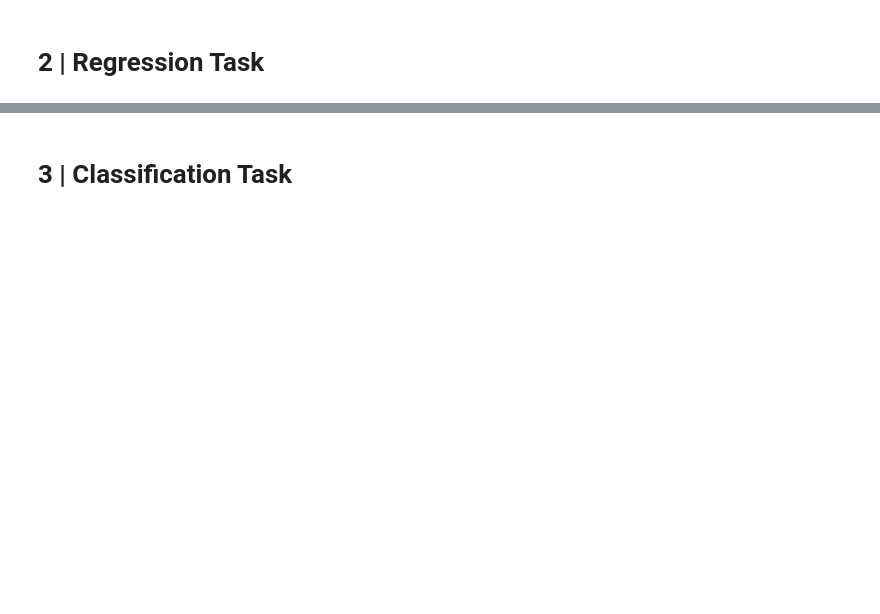
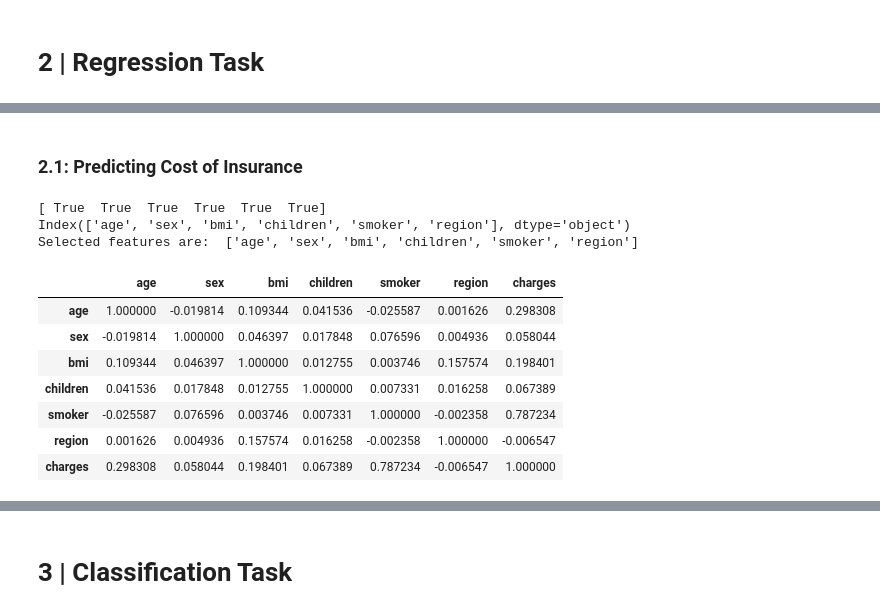
Before and after one commit to nuraishasb/supervisedML, a Jupyter notebook: Python_SupervisedML.ipynb, the cells around one changed output, grey strips where cells are left out. Drawn from its saved outputs; the diff is of its cells as text; code cells hidden in the pictures; blank space fills up the shorter version.

```diff
--- a/Python_SupervisedML.ipynb
+++ b/Python_SupervisedML.ipynb
@@ -69,23 +98,0 @@ df = pd.read_csv('/content/drive/My Drive/DAC/insurance.csv')
-# %%
-# checking for duplicates + remove duplicates
-print(df.duplicated().sum())
-
-df = df.drop_duplicates()
-
-print(df.duplicated().sum())
-
-# check for null values
-df.isnull().sum()
-
-# remove all the outliers from the data. Outliers can either be Q1-(1.5*IQR) or Q3+(1.5*IQR)
-Q1 = df.quantile(0.25)
-Q3 = df.quantile(0.75)
-IQR = Q3 - Q1
-
-lower_bound = Q1 - 1.5 * IQR
-upper_bound = Q3 + 1.5 * IQR
-outliers = (df < lower_bound) | (df > upper_bound)
-
-data = df[~outliers]
-data = data.dropna()
-sns.boxplot(data)
@@ -93,0 +99,14 @@ sns.boxplot(data)
+# %%
+# covert categorical to numerical values using OrdinalEncoder
+from sklearn.preprocessing import OrdinalEncoder, OneHotEncoder
+ordinal_encoder = OrdinalEncoder()
+sex = df['sex'].values.reshape(-1,1) #female = 0, male = 1.
+df['sex'] = ordinal_encoder.fit_transform(sex)
+
+smoker = df['smoker'].values.reshape(-1,1) #smoker = 1, non-smoker = 0.
+df['smoker'] = ordinal_encoder.fit_transform(smoker)
+
+region = df['region'].values.reshape(-1,1) #NE = 0, NW = 1, SE = 2, SW = 3.
+df['region'] = ordinal_encoder.fit_transform(region)
+
+df.head(n=5)
@@ -94,26 +120,9 @@ sns.boxplot(data)
+# %% [markdown]
+### 2.1: Predicting Cost of Insurance
 # %%
-# assign all the missing values of the numerical data with the medians and scale the data using StandardScaler
-
-# assign all the categorical data with numerical values using OrdinalEncoder
-
-ordinal_encoder = OrdinalEncoder()
-
-age = data['age'].values.reshape(-1,1)
-data['age'] = ordinal_encoder.fit_transform(age)
-
-
-sex = data['sex'].values.reshape(-1,1)
-data['sex'] = ordinal_encoder.fit_transform(sex)
-
-region = data['region'].values.reshape(-1,1)
-data['region'] = ordinal_encoder.fit_transform(region)
-
-smoker = data['smoker'].values.reshape(-1,1)
-data['smoker'] = ordinal_encoder.fit_transform(smoker)
-
 # feature selection - split the data into features and targets. We want the target/dependent variable to be 'charges'.
-target = data['charges']
-features = data.loc[:, data.columns != 'charges']
+target = df['charges']
+features = df.loc[:, df.columns != 'charges']
 
 selected_features = []
 selector = SelectKBest(f_regression, k = 'all')
@@ -133,4 +142,19 @@ print('Selected features are: ', selected_features)
 
 # split the feature and target into train and test
 X_train, X_test, Y_train, Y_test = train_test_split(features, target, test_size = 0.3, random_state = 13)
+# %% [output]
+[ True  True  True  True  True  True]
+Index(['age', 'sex', 'bmi', 'children', 'smoker', 'region'], dtype='object')
+Selected features are:  ['age', 'sex', 'bmi', 'children', 'smoker', 'region']
+# %%
+df.corr()
+# %% [output]
+|  | age | sex | bmi | children | smoker | region | charges |
+| age | 1.000000 | -0.019814 | 0.109344 | 0.041536 | -0.025587 | 0.001626 | 0.298308 |
+| sex | -0.019814 | 1.000000 | 0.046397 | 0.017848 | 0.076596 | 0.004936 | 0.058044 |
+| bmi | 0.109344 | 0.046397 | 1.000000 | 0.012755 | 0.003746 | 0.157574 | 0.198401 |
+| children | 0.041536 | 0.017848 | 0.012755 | 1.000000 | 0.007331 | 0.016258 | 0.067389 |
+| smoker | -0.025587 | 0.076596 | 0.003746 | 0.007331 | 1.000000 | -0.002358 | 0.787234 |
+| region | 0.001626 | 0.004936 | 0.157574 | 0.016258 | -0.002358 | 1.000000 | -0.006547 |
+| charges | 0.298308 | 0.058044 | 0.198401 | 0.067389 | 0.787234 | -0.006547 | 1.000000 |
 # %% [markdown]
```
Also changed, not shown: parts of 29 cells of this notebook.
